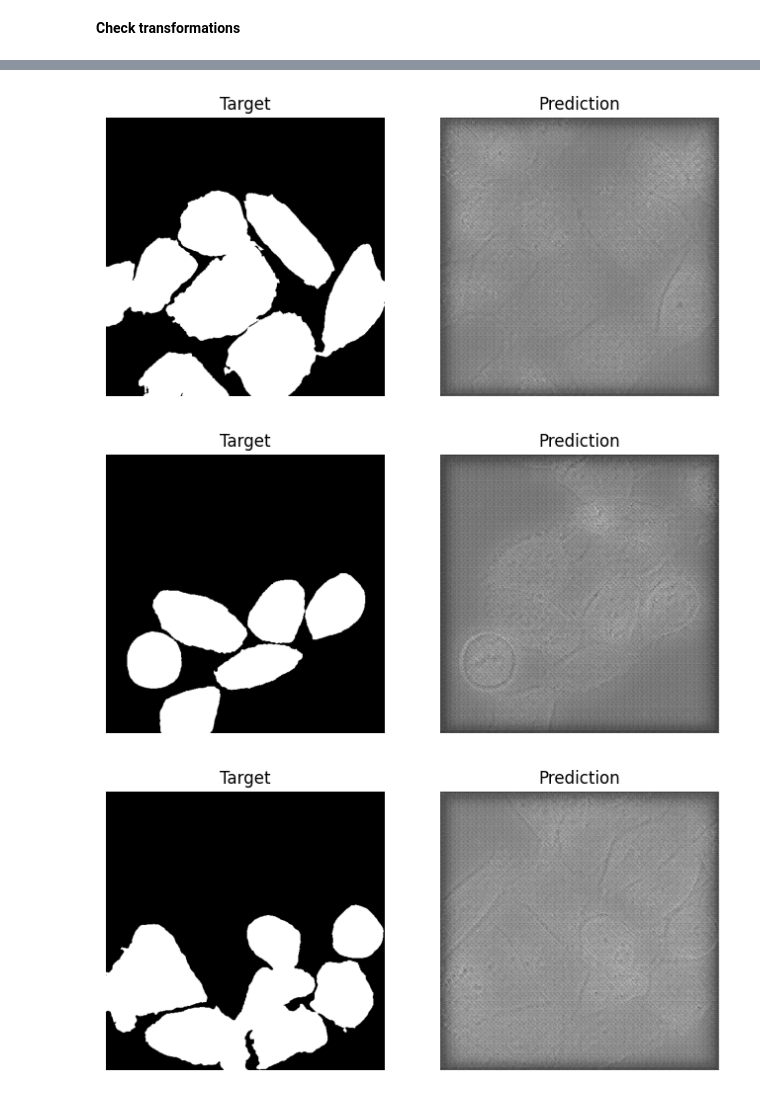
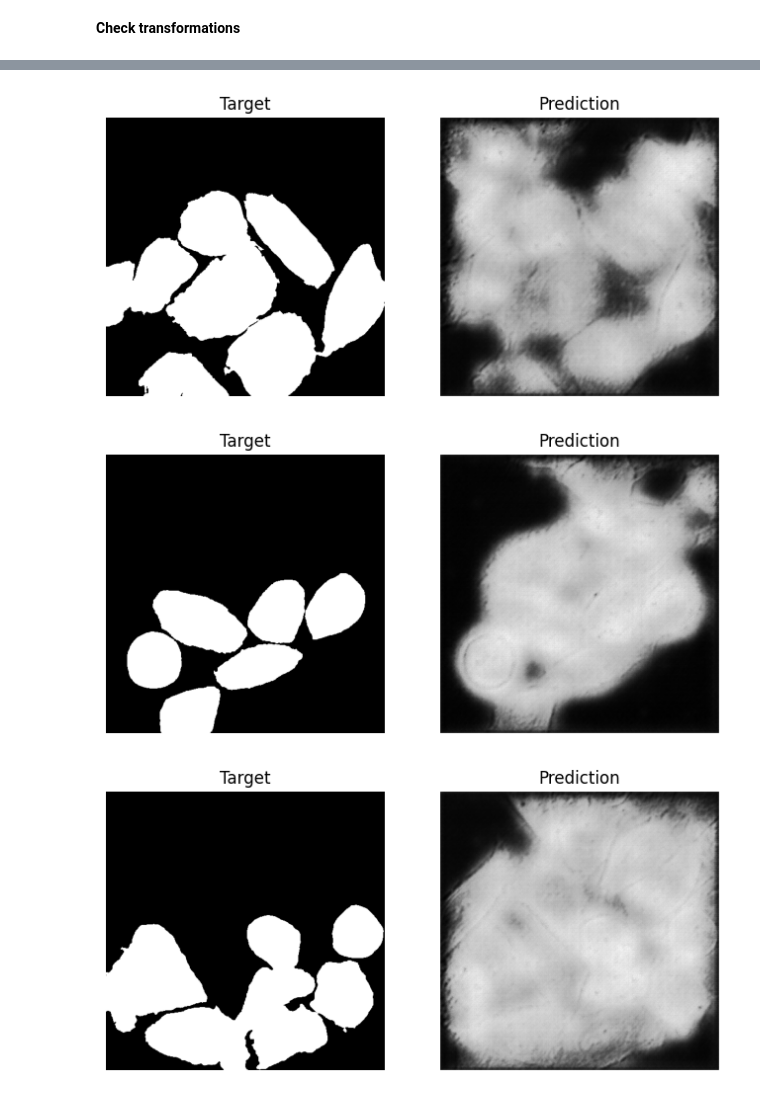
Before and after one commit to lniango/Segmentation_tracking, a Jupyter notebook: segmentation_onHela.ipynb, the cells around one changed output, grey strips where cells are left out. Drawn from its saved outputs; the diff is of its cells as text; code cells hidden in the pictures.

```diff
--- a/segmentation_onHela.ipynb
+++ b/segmentation_onHela.ipynb
@@ -962,11 +969,13 @@ sigma          = 5
 
 
 model      = Unet(channels = channels, no_classes = 1).double().to(device)
-checkpoint = torch.load("/kaggle/working/model_epoch_v4_10.pt")
+#checkpoint = torch.load("/kaggle/input/models/cedricniango/model-bce-v5/pytorch/default/1/model_epoch_v5_bce_15.pt")
+checkpoint = torch.load("/kaggle/working/model_epoch_v5_bce_50.pt")
 #print(checkpoint.keys())
 model.load_state_dict(checkpoint['model_state_dict'])
 model.eval()
 
+# Compute ratio forground / background
 ratio = compute_ratio(mask_mtrx)
 # Make loss
 criterion = WeightedBCEWithLogitsLossAndDice(batch_size = act_batch_size, ratio=ratio)
@@ -985,7 +994,7 @@ with torch.no_grad():
         print(f"y_hat_sig → min: {y_hat_sig.min():.3f}, max: {y_hat_sig.max():.3f}, mean: {y_hat_sig.mean():.3f}")
         print(f"y shape: {y.shape}, y_hat shape: {y_hat.shape}")
 
-        # % de pixels prédits comme foreground
+        # % of foreground
         pct_pred = (y_hat_sig > 0.5).float().mean().item()
         pct_true = y.float().mean().item()
         print(f"% foreground prédit: {pct_pred:.3f}, % foreground réel: {pct_true:.3f}")
@@ -1010,7 +1019,7 @@ with torch.no_grad():
         y_hat = np.squeeze(y_hat.detach().cpu().numpy())
 
         # Make mask
-        y_hat2 = y_hat > 0.5
+        #y_hat2 = y_hat > 0.5
 
         # plot
         fig, ax = plt.subplots(nrows = 1, ncols = 2, figsize = (8, 8))
@@ -1046,3 +1052,3 @@ y shape: torch.Size([1, 1, 512, 512]), y_hat shape: torch.Size([1, 1, 512, 512])
-[figure, old version]
+[figure, new version]
-[figure, old version]
+[figure, new version]
-[figure, old version]
+[figure, new version]
```
Also changed, not shown: parts of 8 cells of this notebook.
